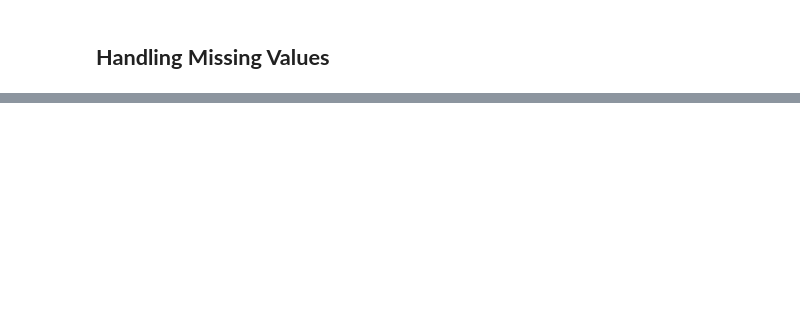
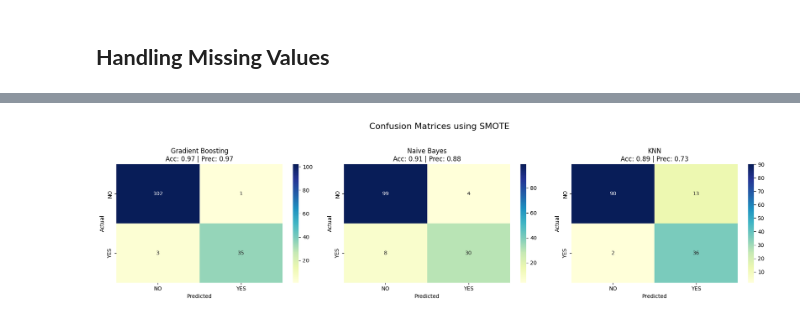
Before and after one commit to Maryam1597/Applieddatascience1, a Jupyter notebook: MARYAM_FYP_ASD.ipynb, the cells around one changed output, grey strips where cells are left out. Saved outputs shown, nothing was run; the diff lists cells and outputs as text; code cells hidden in the pictures; blank space fills up the shorter version.

```diff
--- a/MARYAM_FYP_ASD.ipynb
+++ b/MARYAM_FYP_ASD.ipynb
@@ -469,0 +697,83 @@ plot_group_recall(X_test_with_meta, y_test, y_pred_rf, 'gender')
+# %%
+from imblearn.over_sampling import SMOTE, RandomOverSampler
+from imblearn.under_sampling import RandomUnderSampler
+from imblearn.pipeline import Pipeline
+import pandas as pd
+import matplotlib.pyplot as plt
+import seaborn as sns
+from sklearn.metrics import (
+    confusion_matrix, roc_curve, auc,
+    accuracy_score, precision_score, recall_score, f1_score
+)
+
+# 1. Define the models
+models = {
+    'Gradient Boosting': GradientBoostingClassifier(random_state=42),
+    'Naive Bayes': GaussianNB(),
+    'KNN': KNeighborsClassifier(n_neighbors=5)
+}
+
+# 2. Define the resampling methods
+samplers = {
+    'SMOTE': SMOTE(random_state=42),
+    'RandomOverSampler': RandomOverSampler(random_state=42),
+    'RandomUnderSampler': RandomUnderSampler(random_state=42)
+}
+
+imbalance_results = []
+
+# 3. Execution Loop
+for sampler_name, sampler in samplers.items():
+    print(f"\n--- Testing Resampling Method: {sampler_name} ---")
+
+    fig, axes = plt.subplots(1, 3, figsize=(18, 5))
+    fig.suptitle(f'Confusion Matrices using {sampler_name}', fontsize=16)
+
+    for idx, (model_name, model) in enumerate(models.items()):
+        # Pipeline ensures resampling only happens on training data to avoid leakage
+        pipeline = Pipeline([
+            ('sampler', sampler),
+            ('classifier', model)
+        ])
+
+        pipeline.fit(X_train_scaled, y_train_encoded)
+        y_pred = pipeline.predict(X_test_scaled)
+        y_prob = pipeline.predict_proba(X_test_scaled)[:, 1]
+
+        # Calculate All Metrics
+        acc = accuracy_score(y_test_encoded, y_pred)
+        prec = precision_score(y_test_encoded, y_pred)
+        rec = recall_score(y_test_encoded, y_pred)
+        f1 = f1_score(y_test_encoded, y_pred)
+        auc_score = auc(*roc_curve(y_test_encoded, y_prob)[:2])
+
+        imbalance_results.append({
+            'Sampler': sampler_name,
+            'Model': model_name,
+            'Accuracy': acc,
+            'Precision': prec,
+            'Recall': rec,
+            'F1-Score': f1,
+            'AUC': auc_score
+        })
+
+        # Visualization: Confusion Matrix
+        cm = confusion_matrix(y_test_encoded, y_pred)
+        sns.heatmap(cm, annot=True, fmt='d', cmap='YlGnBu', ax=axes[idx],
+                    xticklabels=['NO', 'YES'], yticklabels=['NO', 'YES'])
+        axes[idx].set_title(f"{model_name}\nAcc: {acc:.2f} | Prec: {prec:.2f}")
+        axes[idx].set_xlabel('Predicted')
+        axes[idx].set_ylabel('Actual')
+
+    plt.tight_layout(rect=[0, 0.03, 1, 0.95])
+    plt.show()
+
+# 4. Final Comparison Summary
+imbalance_df = pd.DataFrame(imbalance_results)
+
+# Create a clean multi-index table to compare Sampler vs Model across all metrics
+summary_pivot = imbalance_df.set_index(['Sampler', 'Model'])
+
+print("\n=== Comprehensive Resampling Comparison Table ===")
+print(summary_pivot.sort_values(by=['Sampler', 'F1-Score'], ascending=[True, False]))
+# %% [output]
@@ -469,0 +781 @@ plot_group_recall(X_test_with_meta, y_test, y_pred_rf, 'gender')
+[figure, added]
```
Also changed, not shown: parts of 51 cells of this notebook.
